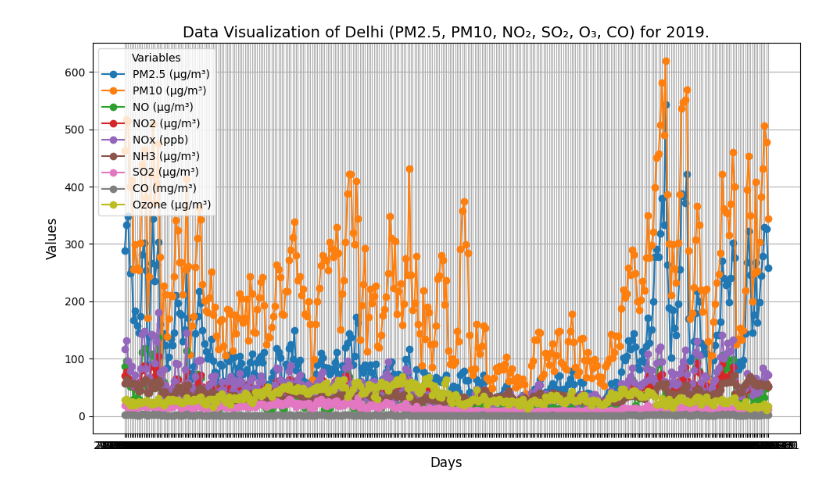
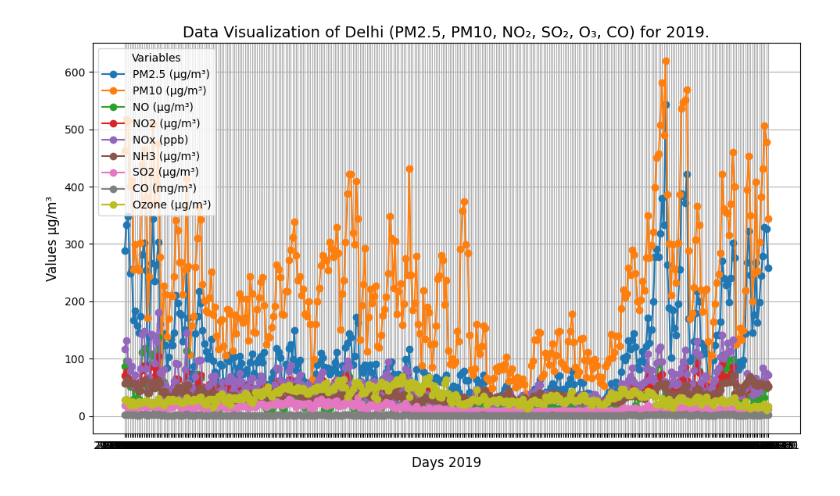
Before and after one commit to Chakusi/IISC_Data_to_Decision, a Jupyter notebook: notebooks/Delhi_2019_time_series_plot.ipynb, the cells around one changed output. Saved outputs shown, nothing was run; the diff lists cells and outputs as text; code cells hidden in the pictures.

```diff
--- a/notebooks/Delhi_2019_time_series_plot.ipynb
+++ b/notebooks/Delhi_2019_time_series_plot.ipynb
@@ -1,31 +1,31 @@
 # %%
 import matplotlib.pyplot as plt
 import pandas as pandas
 import numpy as np
 
 # Step 1: Read the CSV file
 data = pandas.read_csv('../data/City_wise_raw_data_1Day_2019_Delhi_1Day.csv')
 
 # Step 2: Extract data for plotting
 
 days = data['Timestamp']
 variables = data.columns[1:10]
 
 # Step 3: Plot the data
 plt.figure(figsize=(10, 6))
 
 for var in variables:
     plt.plot(days, data[var], marker='o', label=var)
 
 # Step 4: Customize the plot
 plt.title('Data Visualization of Delhi (PM2.5, PM10, NO₂, SO₂, O₃, CO) for 2019.', fontsize=14)
-plt.xlabel('Days', fontsize=12)
-plt.ylabel('Values', fontsize=12)
+plt.xlabel('Days 2019', fontsize=12)
+plt.ylabel('Values µg/m³', fontsize=12)
 plt.legend(title='Variables', loc='upper left')
 plt.grid(True)
 plt.tight_layout()
 
 # Step 5: Show the plot
 plt.show()
 # %% [output]
-[figure, old version]
+[figure, new version]
```
